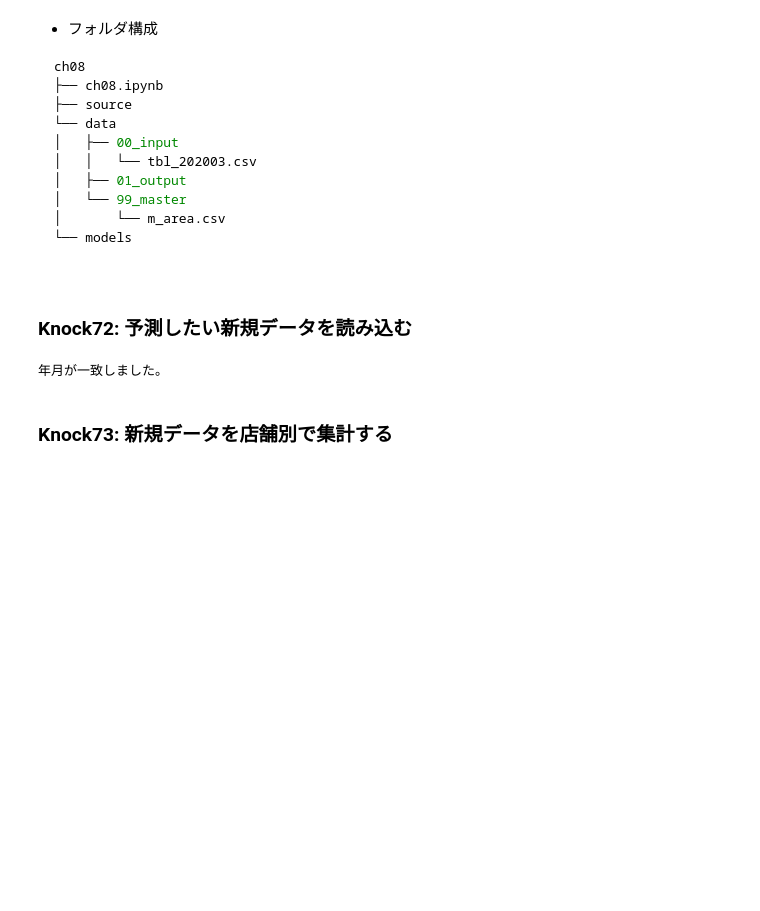
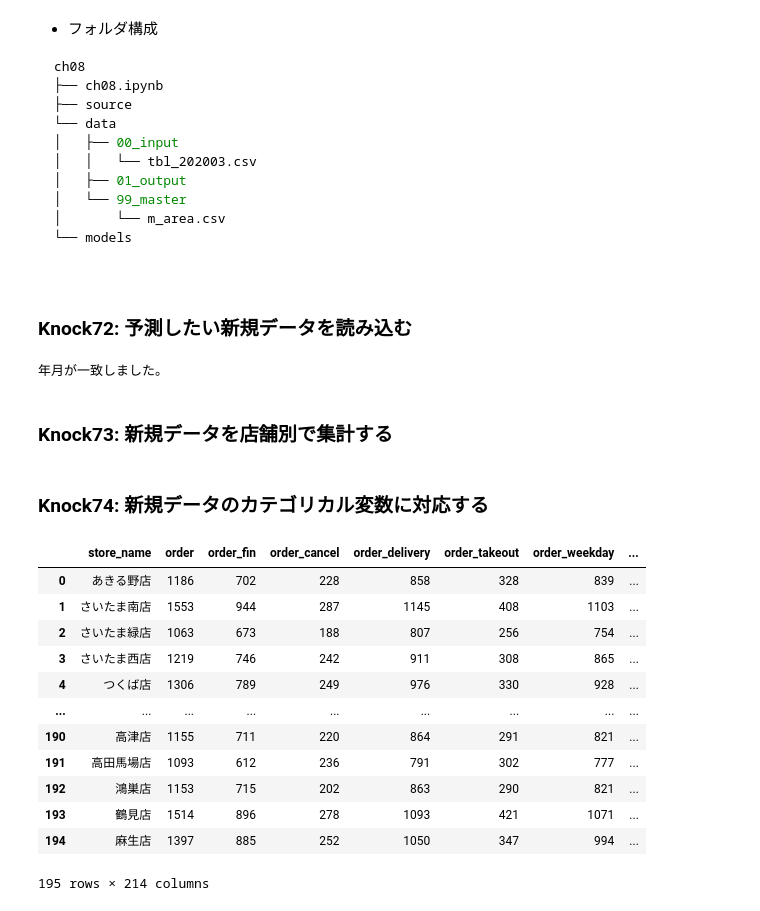
Before and after one commit to ginmaruGH/python-practical-machine-learning-system-100knocks, a Jupyter notebook: ch08/ch08.ipynb, the cells around one changed output. Drawn from its saved outputs; the diff is of its cells as text; code cells hidden in the pictures; blank space fills up the shorter version.

Commit message:
Knock74: 新規データのカテゴリカル変数に対応する

```diff
--- a/ch08/ch08.ipynb
+++ b/ch08/ch08.ipynb
@@ -210,3 +210,30 @@ def data_processing(order_data, m_store, m_area):
 store_data = data_processing(target_data, m_store, m_area)
 store_data.reset_index(drop=False, inplace=True)
 actual_data = store_data.copy()
+# %% [markdown]
+### Knock74: 新規データのカテゴリカル変数に対応する
+# %%
+# カテゴリカル変数の対応
+
+category_data = pd.get_dummies(
+    store_data["store_name"], prefix="store", prefix_sep="_"
+)
+
+del category_data["store_麻生店"]
+store_data = pd.concat([store_data, category_data], axis=1)
+
+display(store_data)
+# %% [output]
+|  | store_name | order | order_fin | order_cancel | order_delivery | order_takeout | order_weekday | ... |
+| 0 | あきる野店 | 1186 | 702 | 228 | 858 | 328 | 839 | ... |
+| 1 | さいたま南店 | 1553 | 944 | 287 | 1145 | 408 | 1103 | ... |
+| 2 | さいたま緑店 | 1063 | 673 | 188 | 807 | 256 | 754 | ... |
+| 3 | さいたま西店 | 1219 | 746 | 242 | 911 | 308 | 865 | ... |
+| 4 | つくば店 | 1306 | 789 | 249 | 976 | 330 | 928 | ... |
+| ... | ... | ... | ... | ... | ... | ... | ... | ... |
+| 190 | 高津店 | 1155 | 711 | 220 | 864 | 291 | 821 | ... |
+| 191 | 高田馬場店 | 1093 | 612 | 236 | 791 | 302 | 777 | ... |
+| 192 | 鴻巣店 | 1153 | 715 | 202 | 863 | 290 | 821 | ... |
+| 193 | 鶴見店 | 1514 | 896 | 278 | 1093 | 421 | 1071 | ... |
+| 194 | 麻生店 | 1397 | 885 | 252 | 1050 | 347 | 994 | ... |
+195 rows × 214 columns
```
